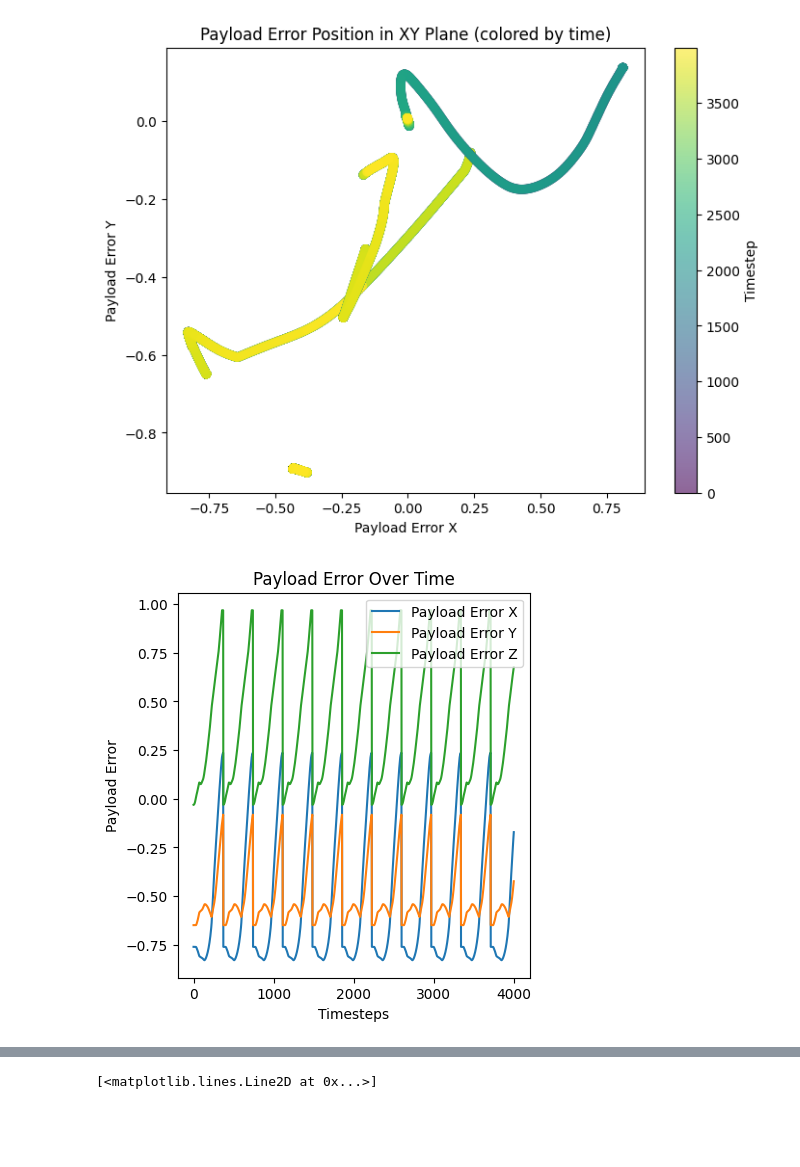
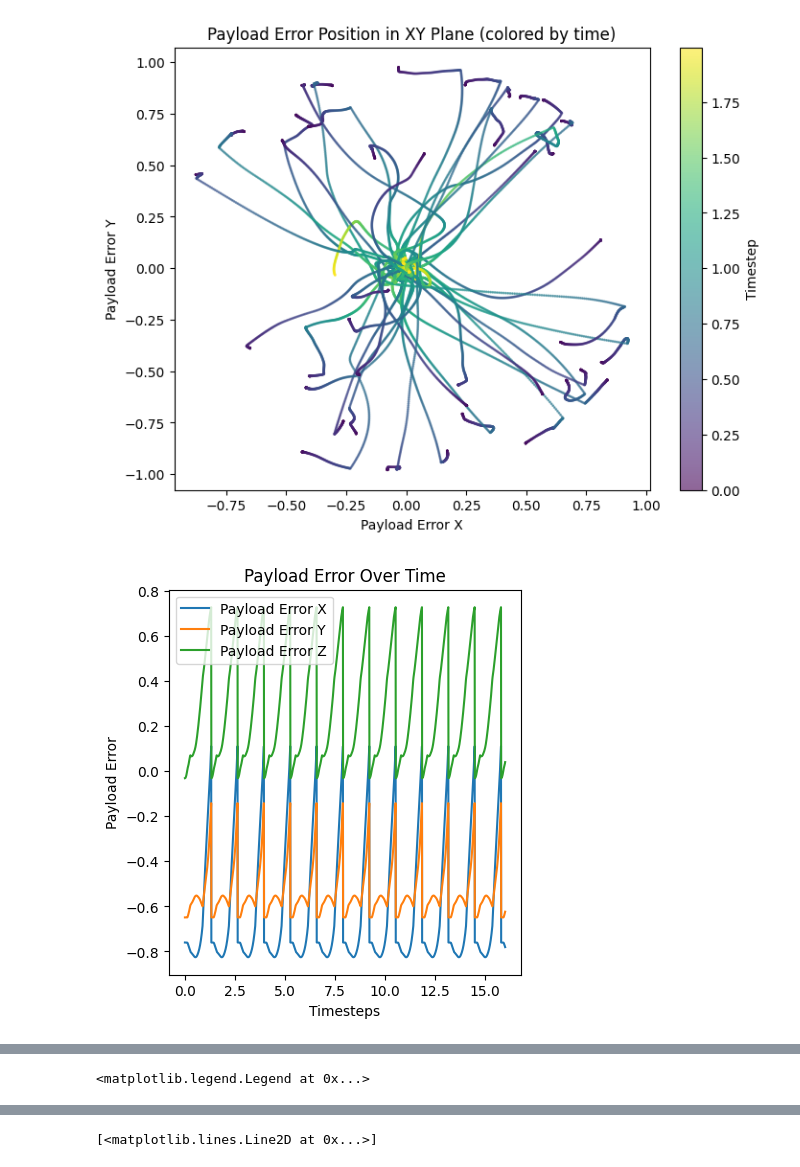
Before and after one commit to FLAIROx/JaxMARL, a Jupyter notebook: plot_test.ipynb, the cells around one changed output, grey strips where cells are left out. Cells and saved outputs as stored; diff of their text form; code cells hidden in the pictures; blank space fills up the shorter version.

```diff
--- a/plot_test.ipynb
+++ b/plot_test.ipynb
@@ -12,13 +12,14 @@ file_path = 'flights.crazy.asdf'
 with asdf.open(file_path) as af:
     obs = np.array(af['flights'][0]['agents']['agent_1']['observations'])
     dones = np.array(af['flights'][0]['global']['dones'])
+    dt = af['flights'][0]['metadata']['dt']
 
 
 print("Shape of observations:", obs.shape)
 
 
 
-num_runs = 4
+num_runs = 40
 #count dones
 num_dones = np.sum(dones[0, :])
 print(f"Number of runs: {obs.shape[1]}")
@@ -33,6 +34,7 @@ print(f"Number of runs with dones: {runs_with_dones}")
 first_dones = np.argmax(dones,axis=0)
 print(first_dones)
 full_runs = np.where(first_dones > 2000)[0]
+failed_runs = np.where(first_dones <= 2000)[0]
 print(f"Full runs (first done > 2000): {full_runs}")
 
 print(f"Number of full runs: {full_runs.shape[0]}")
@@ -42,28 +44,36 @@ print(f"Percentage of full runs: {percentage_full_runs:.2f}%")
 
 
 
-
 #Dynamic ix4 mapping: {'agent_0': [(0, 2), (3, 5), (30, 32), (6, 29), (54, 57)], 'agent_1': [(0, 2), (3, 5), (6, 8), (30, 53), (58, 61)]}
 # Extract payload error (X, Y, Z) for the first num_runs environments
 timesteps = obs.shape[0]
-time = np.arange(timesteps)
-payload = obs[:, :num_runs, 0:3]  # shape (timesteps, num_runs, 3)
-payload_velocity = obs[:, :num_runs, 3:6]  # shape (timesteps, num_runs, 3)
-other_quads = obs[:, :num_runs, 6:9]  # shape (timesteps, num_runs, 3)
+time = np.arange(timesteps) * dt
+payload = obs[:, :, 0:3]  # shape (timesteps, , 3)
+payload_velocity = obs[:, :, 3:6]  # shape (timesteps, , 3)
+other_quads = obs[:, :, 6:9]  # shape (timesteps, , 3)
 
 #obs_list = [payload_error, payload_linvel, rel, rot, linvel, angvel, linear_acc, angular_acc]
-q_pos = obs[:, :num_runs, 9:12]  # shape (timesteps, num_runs, 3)
-q_rot_mat = obs[:, :num_runs, 12:21]  # shape (timesteps, num_runs, 9)
-q_linvel = obs[:, :num_runs, 21:24]  # shape (timesteps, num_runs, 3)
-q_angvel = obs[:, :num_runs, 24:27]  # shape (
-q_linacc = obs[:, :num_runs, 27:30]  # shape (timesteps, num_runs, 3)
-q_angacc = obs[:, :num_runs, 30:33]  # shape (timesteps, num_runs, 3)
-q_last_action = obs[:, :num_runs, 33:36]  # shape (timesteps, num_runs, 3)
+q_pos = obs[:, :, 9:12]  # shape (timesteps, , 3)
+q_rot_mat = obs[:, :, 12:21]  # shape (timesteps, , 9)
+q_linvel = obs[:, :, 21:24]  # shape (timesteps, , 3)
+q_angvel = obs[:, :, 24:27]  # shape (
+q_linacc = obs[:, :, 27:30]  # shape (timesteps, , 3)
+q_angacc = obs[:, :, 30:33]  # shape (timesteps, , 3)
+q_last_action = obs[:, :, 33:36]  # shape (timesteps, num_runs, 3)
 
 
 
 
-
+print("Payload shape:", payload.shape)
+print("Payload velocity shape:", payload_velocity.shape)
+print("Other quads shape:", other_quads.shape)
+print("q_pos shape:", q_pos.shape)
+print("q_rot_mat shape:", q_rot_mat.shape)
+print("q_linvel shape:", q_linvel.shape)
+print("q_angvel shape:", q_angvel.shape)
+print("q_linacc shape:", q_linacc.shape)
+print("q_angacc shape:", q_angacc.shape)
+print("q_last_action shape:", q_last_action.shape)
 
 
 
@@ -81,12 +91,11 @@ print(f"Payload shape (timesteps, runs, dims): {payload.shape}")
 # Plot final positions in 3D
 final_pos = payload[-1]
 xs, ys, zs = final_pos[:, 0], final_pos[:, 1], final_pos[:, 2]
-ax.scatter(xs, ys, zs, c=range(num_runs), cmap='viridis', depthshade=True)
+ax.scatter(xs, ys, zs, c=range(final_pos.shape[0]), cmap='viridis', depthshade=True)
 
 # render path
 for run in range(num_runs):
-
-    path = payload[2000:2100, run, :]  # Extract the path for each run
+    path = payload[:, full_runs[run] , :]  # Extract the path for each run
     ax.plot(path[:, 0], path[:, 1], path[:, 2], alpha=0.5)  # Plot the path
 # Set limits for better visualization
 ax.set_xlim([np.min(xs), np.max(xs)])
@@ -101,11 +110,14 @@ ax.set_title('Final Payload Error Position in 3D')
 
 # plot only in xy plane with color based on time
 fig2, ax2 = plt.subplots(figsize=(8, 6))
-start, end = 0, 4000
-times = np.arange(start, end)
+
 for run in range(num_runs):
-    path = payload[start:end, run, :]
-    sc = ax2.scatter(path[:, 0], path[:, 1], c=times, cmap='viridis', alpha=0.6)
+    path = payload[:500, full_runs[run], :]
+    sc = ax2.scatter(path[:, 0], path[:, 1],
+                     c=time[:500],
+                     cmap='viridis',
+                     s=1,         # smaller point size
+                     alpha=0.6)
 ax2.set_xlabel('Payload Error X')
 ax2.set_ylabel('Payload Error Y')
 ax2.set_title('Payload Error Position in XY Plane (colored by time)')
@@ -135,6 +147,25 @@ ax3.set_xlabel('Timesteps')
 ax3.set_ylabel('||Linear Velocity||')
 ax3.set_title('Norm of Linear Velocity over Time (all runs)')
 plt.show()
+
+# plot showing the norm of payload error over time
+# show the percentiles of runs
+fig4, ax4 = plt.subplots(figsize=(8, 6))
+percentiles = [0, 25, 40, 50, 60,  75, 100]
+p_error_norm = np.linalg.norm(payload[:2046, : , :], axis=2)  # shape (timesteps, num_runs)
+for p in percentiles:
+    p_val = np.percentile(p_error_norm, p, axis=1)
+    ax4.plot(time[:2046], p_val, label=f'{p}th Percentile', alpha=0.7)
+ax4.set_xlabel('Timesteps')
+ax4.set_ylabel('Payload Error Norm')
+ax4.set_title('Payload Error Norm Over Time (Percentiles)')
+
+# crate a line plot of the first dones over time
+
+first_dones_hist, bins = np.histogram(first_dones*dt, bins=50)
+ax4.bar(bins[:-1], first_dones_hist/np.max(first_dones_hist), width=np.diff(bins), align='edge', alpha=0.7, label='termination', color='gray', edgecolor='black')
+
+ax4.legend()
 # %% [output]
 Shape of observations: (4000, 100, 37)
 Number of runs: 100
@@ -157,2 +188,2 @@ Payload shape (timesteps, runs, dims): (4000, 4, 3)
-[figure, old version]
+[figure, new version]
-[figure, old version]
+[figure, new version]
@@ -159,0 +191 @@ Payload shape (timesteps, runs, dims): (4000, 4, 3)
+<matplotlib.legend.Legend at 0x...>
```
Also changed, not shown: parts of 1 cell of this notebook, 3 other files.
